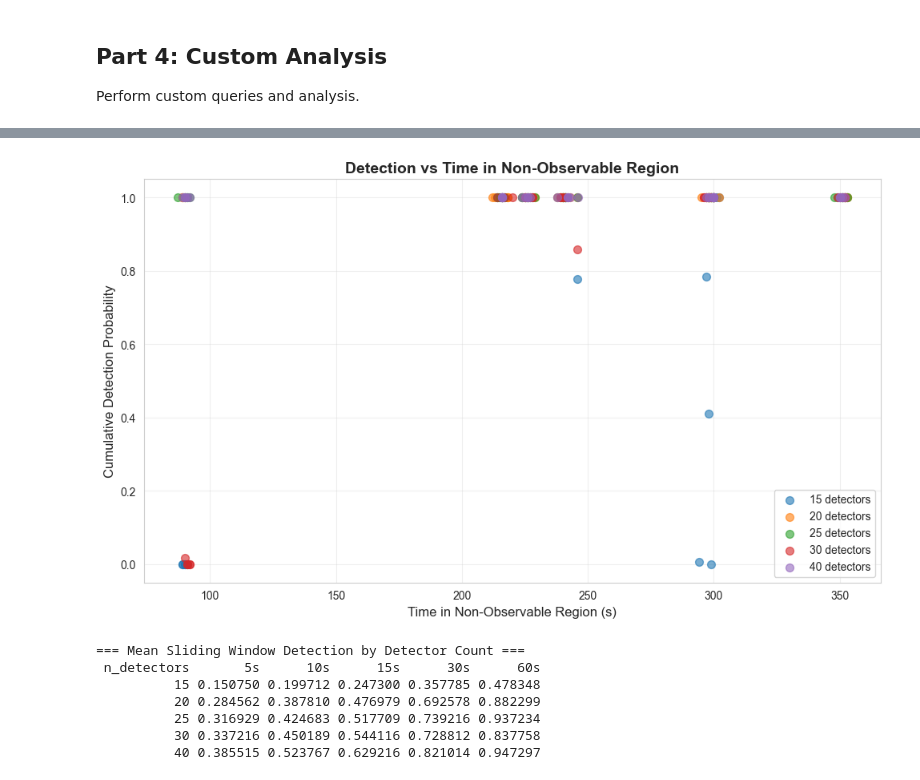
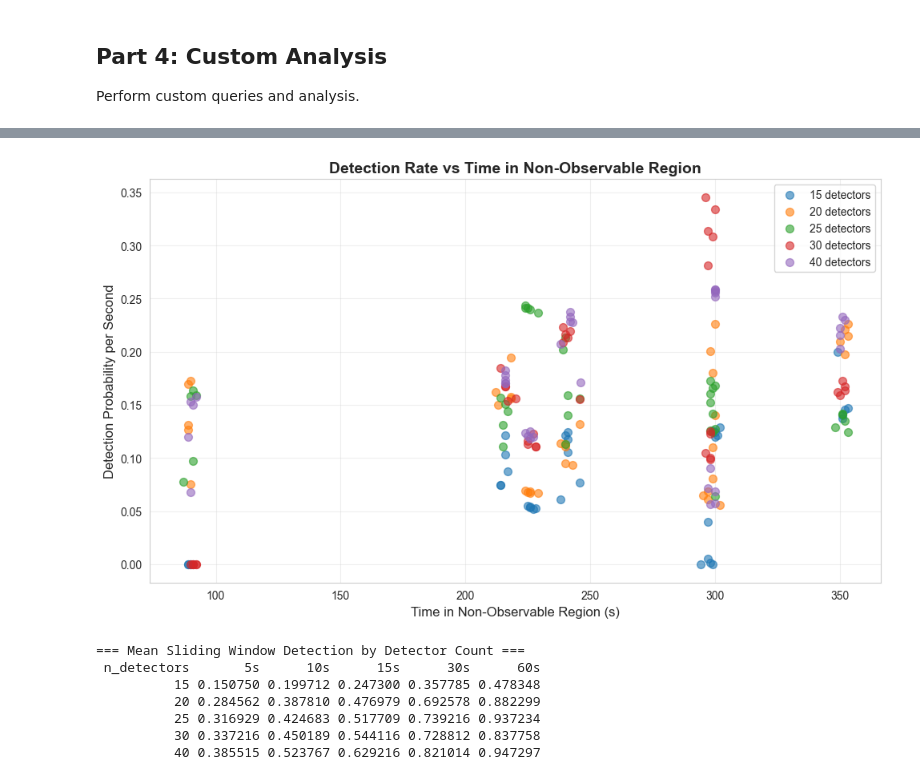
Before and after one commit to Mullerio/EDTHBerlin, a Jupyter notebook: analysis_demo.ipynb, the cells around one changed output, grey strips where cells are left out. Cells and saved outputs as stored; diff of their text form; code cells hidden in the pictures.

```diff
--- a/analysis_demo.ipynb
+++ b/analysis_demo.ipynb
@@ -344,24 +345,24 @@ print(worst_5[['trajectory_id', 'cumulative_detection_prob', 'avg_detection_per_
 28                   89.0
 29                   90.0
 # %%
-# Example: Analyze relationship between time in non-observable and detection
+# Example: Analyze relationship between time in non-observable and detection rate
 fig, ax = plt.subplots(figsize=(10, 6))
 
 for n in detector_counts:
     analyzer = analyzers[n]
     ax.scatter(analyzer.df['time_in_nonobservable'],
-              analyzer.df['cumulative_detection_prob'],
+              analyzer.df['avg_detection_per_second'],
               label=f'{n} detectors', alpha=0.6, s=50)
 
 ax.set_xlabel('Time in Non-Observable Region (s)', fontsize=12)
-ax.set_ylabel('Cumulative Detection Probability', fontsize=12)
-ax.set_title('Detection vs Time in Non-Observable Region', fontsize=14, fontweight='bold')
+ax.set_ylabel('Detection Probability per Second', fontsize=12)
+ax.set_title('Detection Rate vs Time in Non-Observable Region', fontsize=14, fontweight='bold')
 ax.legend(fontsize=10)
 ax.grid(True, alpha=0.3)
 plt.tight_layout()
 plt.show()
 # %% [output]
-[figure, old version]
+[figure, new version]
 # %%
 # Example: Mean detection probability for each time window (all detector counts)
 window_comparison = pd.DataFrame({
```
Also changed, not shown: parts of 7 cells of this notebook, 1 other file.
